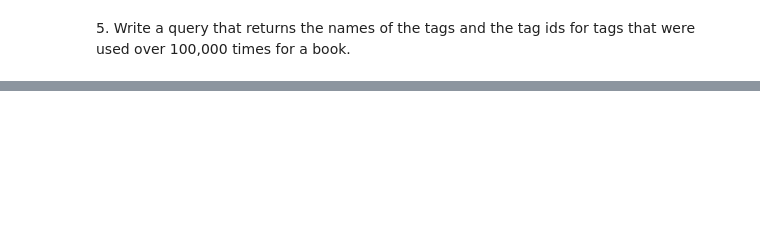
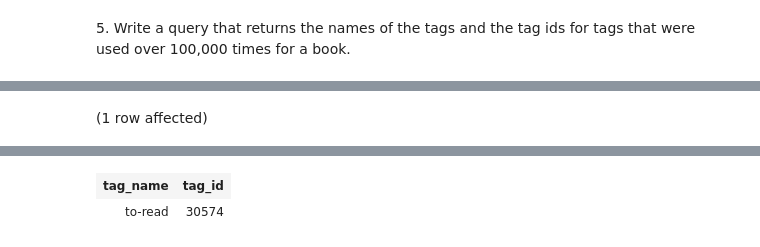
Before and after one commit to shalo888/sql-part4-exercises, a Jupyter notebook: sql-part4.ipynb, the cells around one changed output, grey strips where cells are left out. Saved outputs shown, nothing was run; the diff lists cells and outputs as text; code cells hidden in the pictures; blank space fills up the shorter version.

```diff
--- a/sql-part4.ipynb
+++ b/sql-part4.ipynb
@@ -67,0 +112,10 @@ Total execution time: 00:00:00
+# %%
+SELECT tag_name, tag_id
+FROM BooksDB.dbo.tags AS t
+WHERE t.tag_id IN (
+    SELECT tag_id
+    FROM BooksDB.dbo.book_tags AS bt
+    WHERE bt.count > 100000
+    )
+# %% [output]
+(1 row affected)
@@ -67,0 +123,2 @@ Total execution time: 00:00:00
+| tag_name | tag_id |
+| to-read | 30574 |
```
Also changed, not shown: parts of 9 cells of this notebook.
